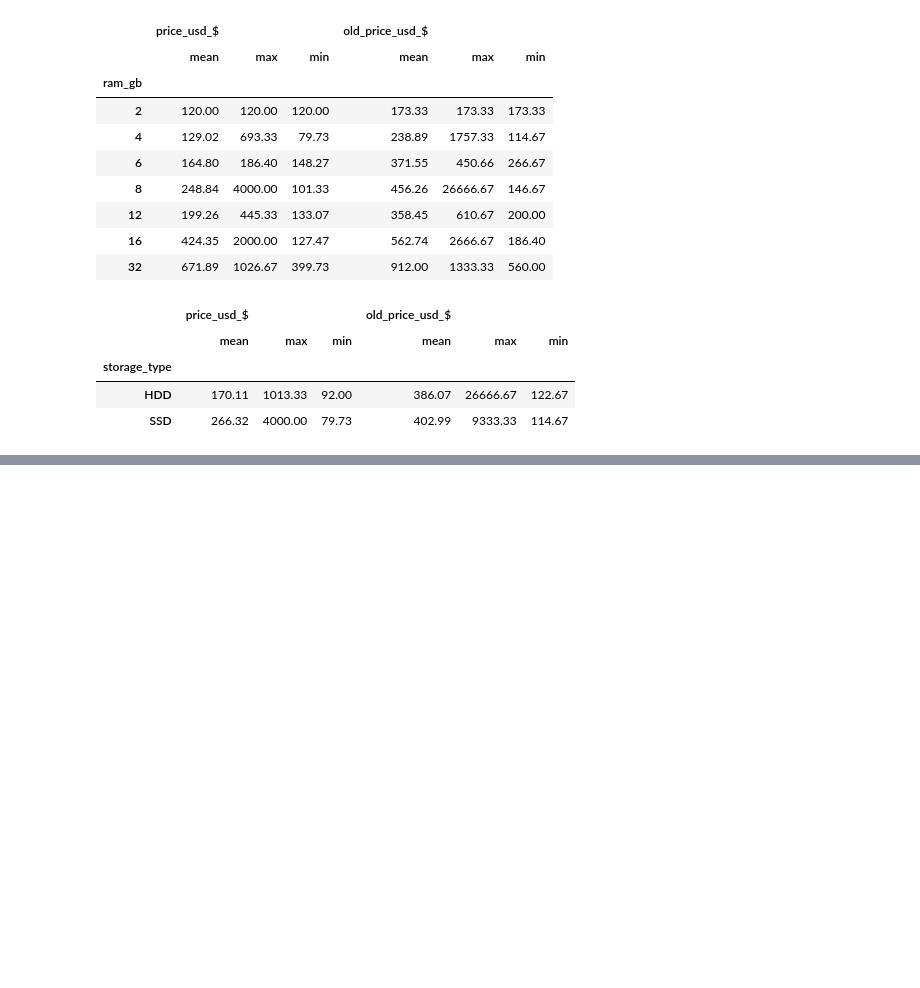
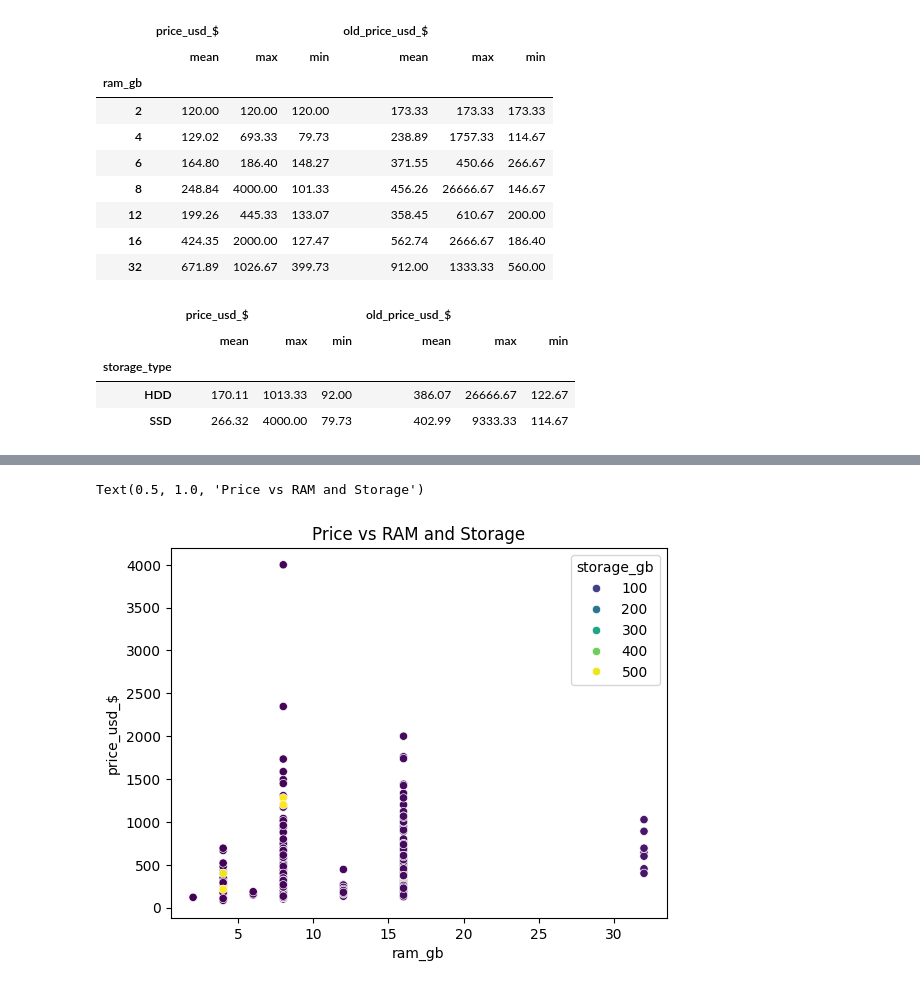
Before and after one commit to natnaelaster/Daily-exercise, a Jupyter notebook: day_5_web_scraping_jumia_ethiopia/web_scraping.ipynb, the cells around one changed output, grey strips where cells are left out. Cells and saved outputs as stored; diff of their text form; code cells hidden in the pictures; blank space fills up the shorter version.

```diff
--- a/day_5_web_scraping_jumia_ethiopia/web_scraping.ipynb
+++ b/day_5_web_scraping_jumia_ethiopia/web_scraping.ipynb
@@ -325,0 +337,8 @@ plt.show()
+# %%
+# Drawing a scatter plot to visualize the correlation between RAM, Storage and price
+
+sns.scatterplot(x="ram_gb", y="price_usd_$", data=data_jumia, hue="storage_gb", palette="viridis")
+plt.title("Price vs RAM and Storage")
+# %% [output]
+Text(0.5, 1.0, 'Price vs RAM and Storage')
+[figure, added]
```
Also changed, not shown: parts of 4 cells of this notebook, 1 other file.
